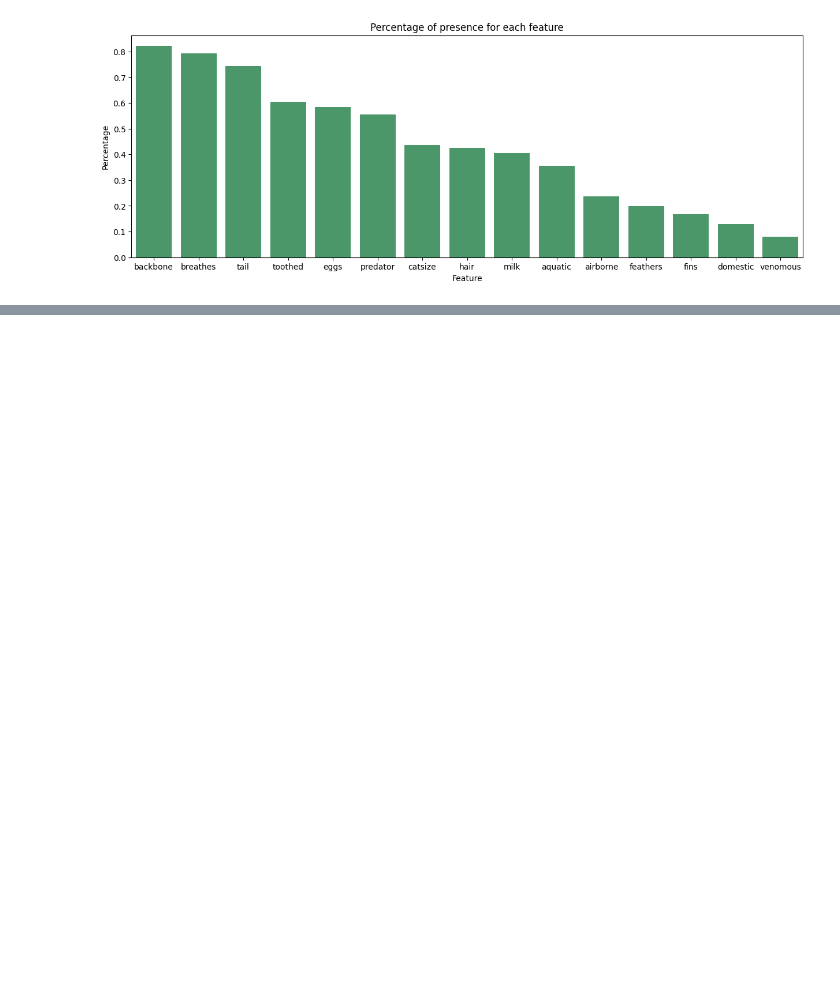
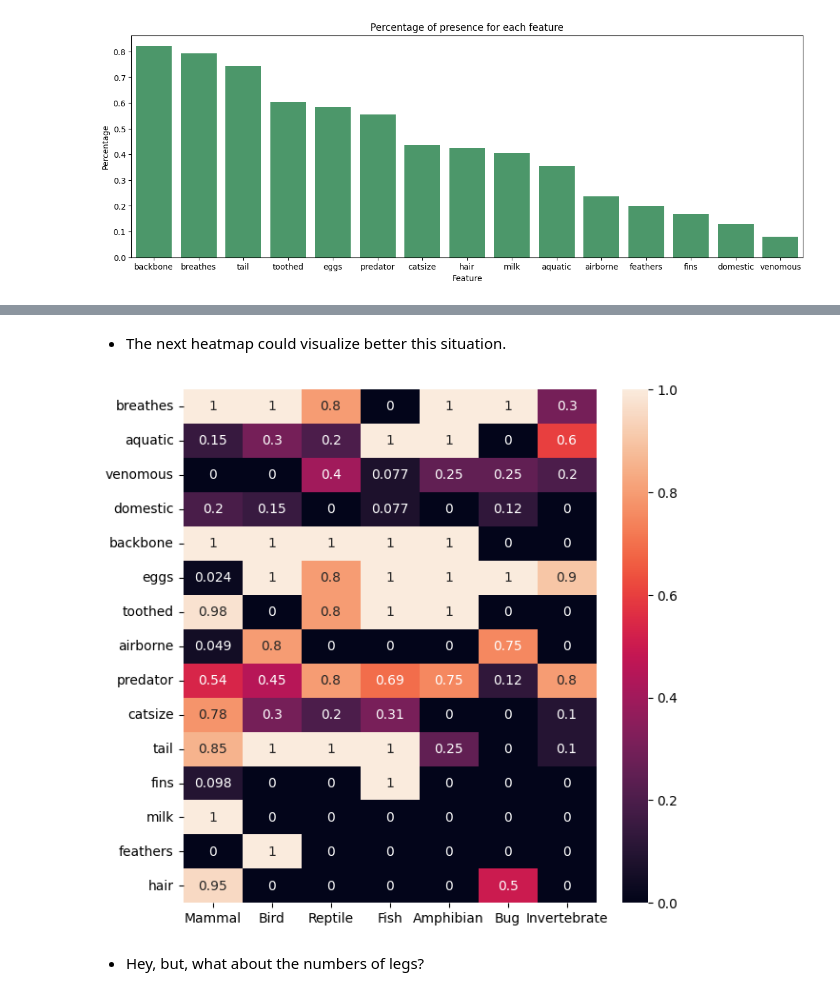
Before and after one commit to ffaundezcab/animal_classification, a Jupyter notebook: eda.ipynb, the cells around one changed output, grey strips where cells are left out. Saved outputs shown, nothing was run; the diff lists cells and outputs as text; code cells hidden in the pictures; blank space fills up the shorter version.

Commit message:
add distribution analysis, graphs and markdowns

```diff
--- a/eda.ipynb
+++ b/eda.ipynb
@@ -88,3 +104,12 @@ Name: mean, dtype: float64
+# %%
+non_boolean_features = ['legs', 'class_type']
+numerical_features = ['legs']
+animal_names_column = ['animal_name']
+
+
+col_set = set(list(zoo.columns))
+boolean_features = col_set-set(non_boolean_features+animal_names_column)
+boolean_features_w_class = col_set - set(numerical_features+animal_names_column)
 # %%
 plt.figure( figsize = (15,5))
 
@@ -100,0 +222,19 @@ plt.show()
+# %% [markdown]
+- The next heatmap could visualize better this situation.
+# %%
+gb = pd.concat([zoo[list(boolean_features_w_class)].groupby('class_type').mean(),
+           class_label.rename({'Class_Number': 'class_type'}, axis = 1).set_index('class_type')['Number_Of_Animal_Species_In_Class'].rename('size')],
+          axis = 1)
+
+dict_class_types = dict(zip(class_label['Class_Number'], class_label['Class_Type']))
+gb.index = [dict_class_types[x] for x in gb.index]
+# %%
+plt.figure(figsize = (7,7))
+
+sns.heatmap(gb.drop('size', axis = 1).T, annot = True)
+
+plt.show()
+# %% [output]
+[figure, added]
+# %% [markdown]
+- Hey, but, what about the numbers of legs?
```
Also changed, not shown: parts of 14 cells of this notebook.
